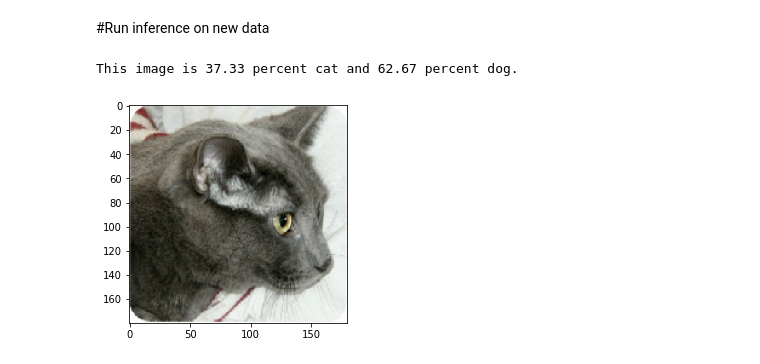
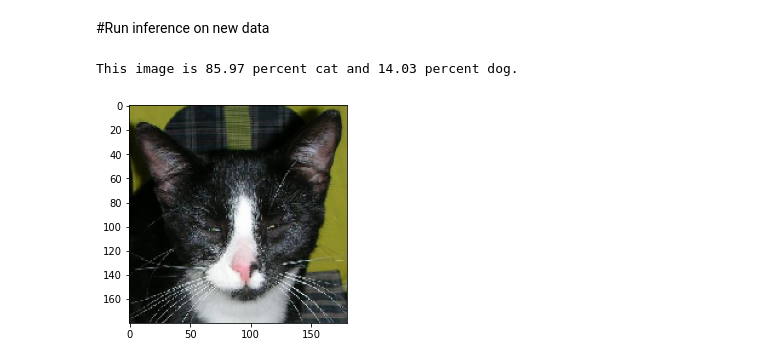
Before and after one commit to bhanupratapsinghcs/image_classification_using_keras, a Jupyter notebook: Image_classification_using_keras.ipynb, the cells around one changed output. Drawn from its saved outputs; the diff is of its cells as text; code cells hidden in the pictures.

```diff
--- a/Image_classification_using_keras.ipynb
+++ b/Image_classification_using_keras.ipynb
@@ -219,16 +219,16 @@ Epoch 10/10
 # %% [markdown]
 #Run inference on new data
 # %%
-img = keras.preprocessing.image.load_img("PetImages/Cat/6779.jpg", target_size=image_size)
+img = keras.preprocessing.image.load_img("PetImages/Cat/6787.jpg", target_size=image_size)
 plt.imshow(img)
 img_array = keras.preprocessing.image.img_to_array(img)
 img_array = tf.expand_dims(img_array, 0)  # Create batch axis
 
 predictions = model.predict(img_array)
 score = predictions[0]
 print("This image is %.2f percent cat and %.2f percent dog."% (100 * (1 - score), 100 * score))
 # %% [output]
-This image is 37.33 percent cat and 62.67 percent dog.
+This image is 85.97 percent cat and 14.03 percent dog.
-[figure, old version]
+[figure, new version]
 # %%
 model.save('Image_Classification.h5')
```
